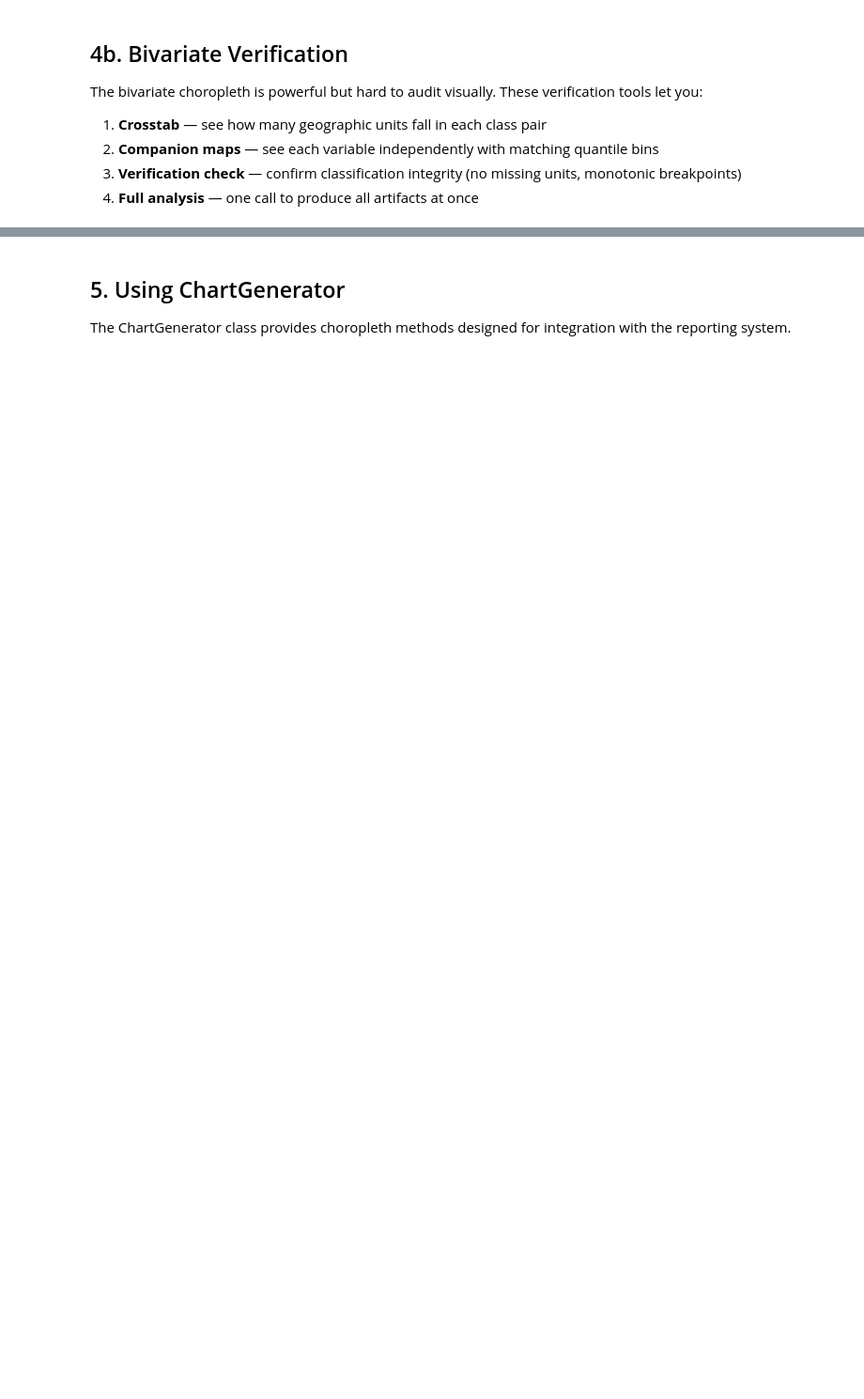
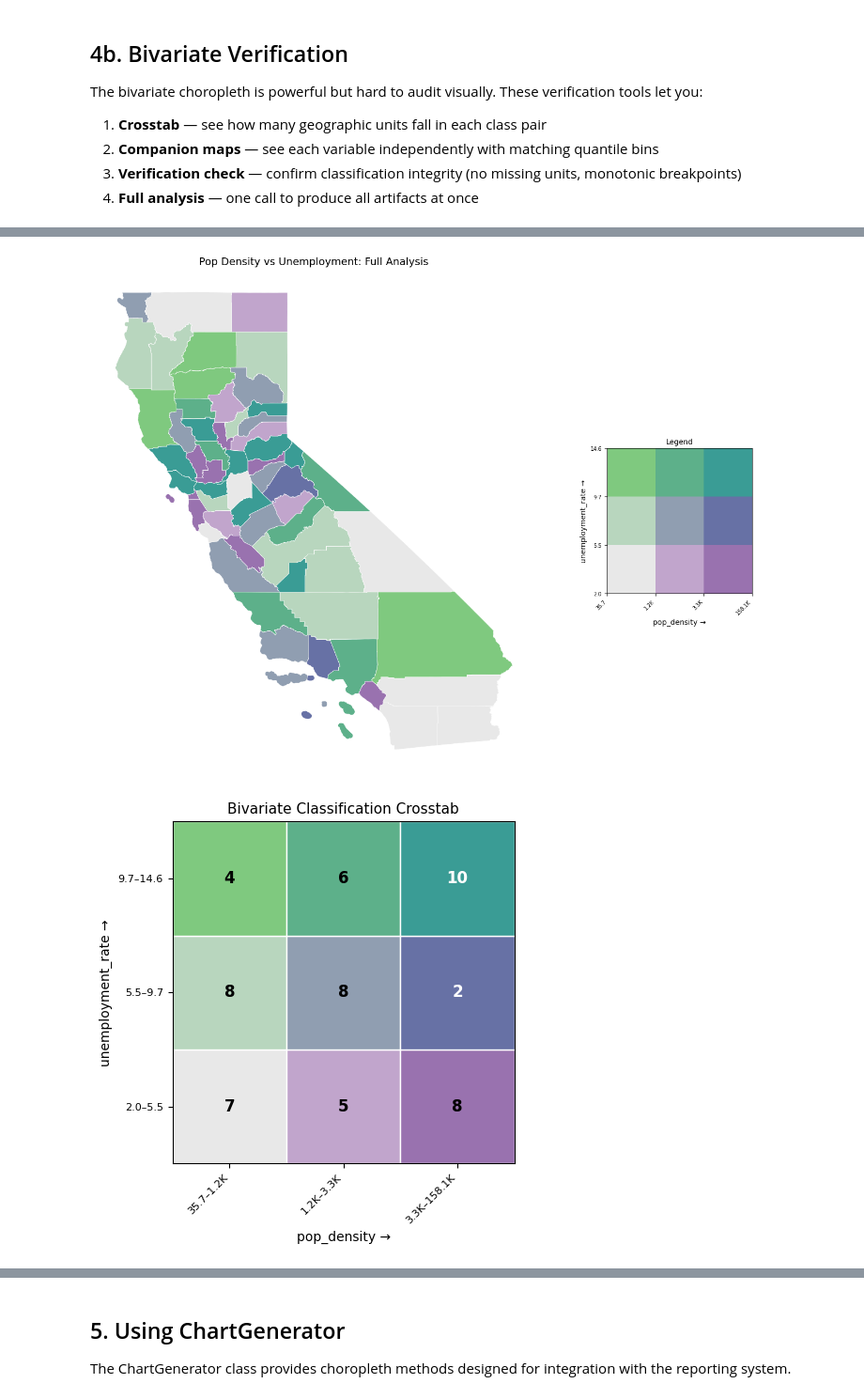
Before and after one commit to siege-analytics/siege_utilities, a Jupyter notebook: notebooks/05_Choropleth_Maps.ipynb, the cells around one changed output, grey strips where cells are left out. Shown at 94% size. Drawn from its saved outputs; the diff is of its cells as text; code cells hidden in the pictures; blank space fills up the shorter version.

```diff
--- a/notebooks/05_Choropleth_Maps.ipynb
+++ b/notebooks/05_Choropleth_Maps.ipynb
@@ -212,8 +296,8 @@ result = create_bivariate_analysis(
 
 # Show the bivariate map (legend now includes magnitude tick labels)
 save_map(result.bivariate_fig, str(OUTPUT_DIR / 'analysis_bivariate.png'))
-result.bivariate_fig
 plt.show()
+plt.close(result.bivariate_fig)
 
 # Show the crosstab
 su.log_info("Crosstab:")
@@ -221,10 +305,11 @@ display(result.crosstab)
 
 # Show companion maps
 save_map(result.companion_fig, str(OUTPUT_DIR / 'analysis_companion.png'))
-result.companion_fig
 plt.show()
+plt.close(result.companion_fig)
 
 # Show verification
 su.log_info(f"Verification passed: {result.verification['valid']}")
 su.log_info(f"Var1 breaks: {result.var1_breaks}")
 su.log_info(f"Var2 breaks: {result.var2_breaks}")
+# %% [output]
@@ -230,0 +317,2 @@ su.log_info(f"Var2 breaks: {result.var2_breaks}")
+[figure, added]
+[figure, added]
```
Also changed, not shown: parts of 15 cells of this notebook, 4 other files.
